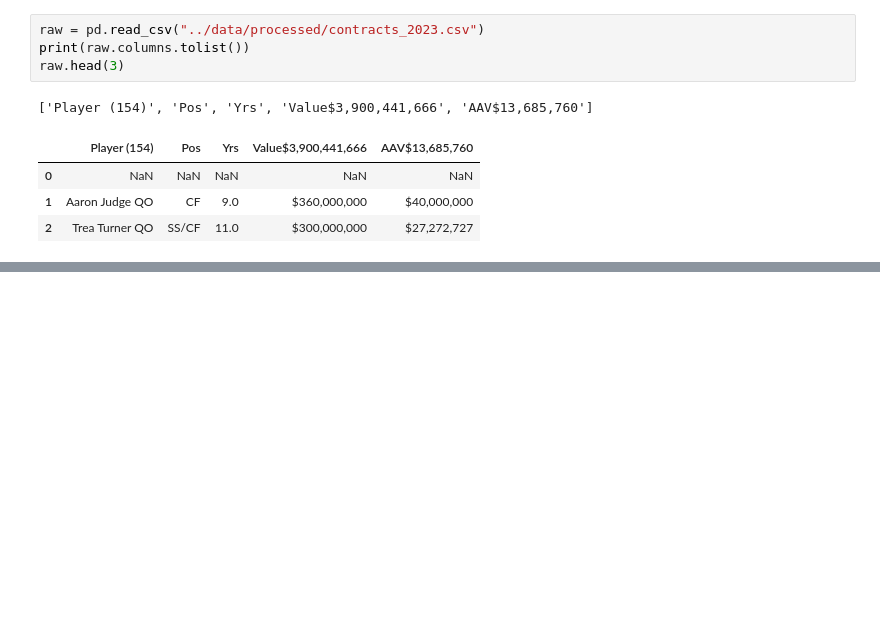
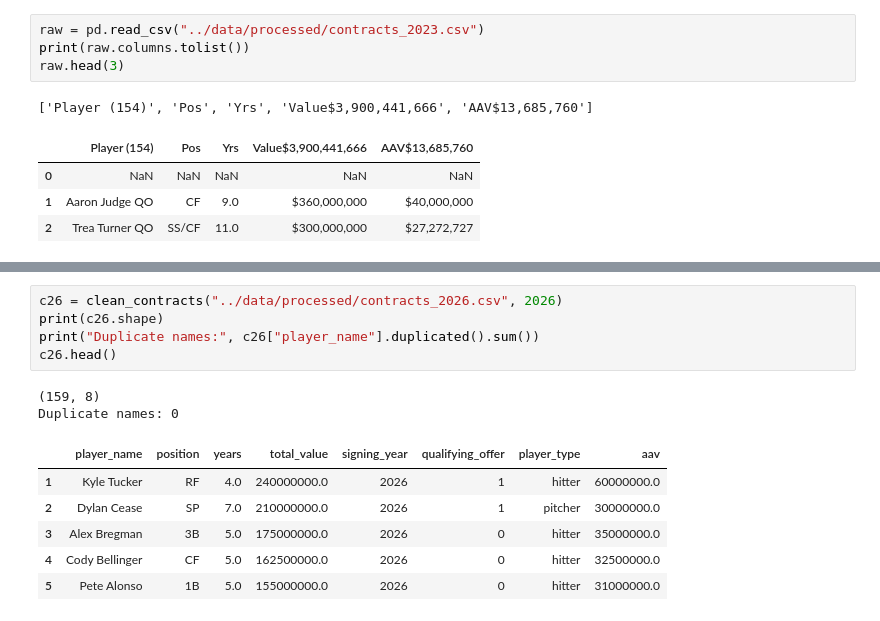
Before and after one commit to jpascarella17/fa-contract-model, a Jupyter notebook: notebooks/01_contracts_check.ipynb, the cells around one changed output, grey strips where cells are left out. Saved outputs shown, nothing was run; the diff lists cells and outputs as text; blank space fills up the shorter version.

```diff
--- a/notebooks/01_contracts_check.ipynb
+++ b/notebooks/01_contracts_check.ipynb
@@ -192,0 +207,14 @@ raw.head(3)
+# %%
+c26 = clean_contracts("../data/processed/contracts_2026.csv", 2026)
+print(c26.shape)
+print("Duplicate names:", c26["player_name"].duplicated().sum())
+c26.head()
+# %% [output]
+(159, 8)
+Duplicate names: 0
+|  | player_name | position | years | total_value | signing_year | qualifying_offer | player_type | aav |
+| 1 | Kyle Tucker | RF | 4.0 | 240000000.0 | 2026 | 1 | hitter | 60000000.0 |
+| 2 | Dylan Cease | SP | 7.0 | 210000000.0 | 2026 | 1 | pitcher | 30000000.0 |
+| 3 | Alex Bregman | 3B | 5.0 | 175000000.0 | 2026 | 0 | hitter | 35000000.0 |
+| 4 | Cody Bellinger | CF | 5.0 | 162500000.0 | 2026 | 0 | hitter | 32500000.0 |
+| 5 | Pete Alonso | 1B | 5.0 | 155000000.0 | 2026 | 0 | hitter | 31000000.0 |
```
Also changed, not shown: parts of 4 cells of this notebook, 12 other files.
